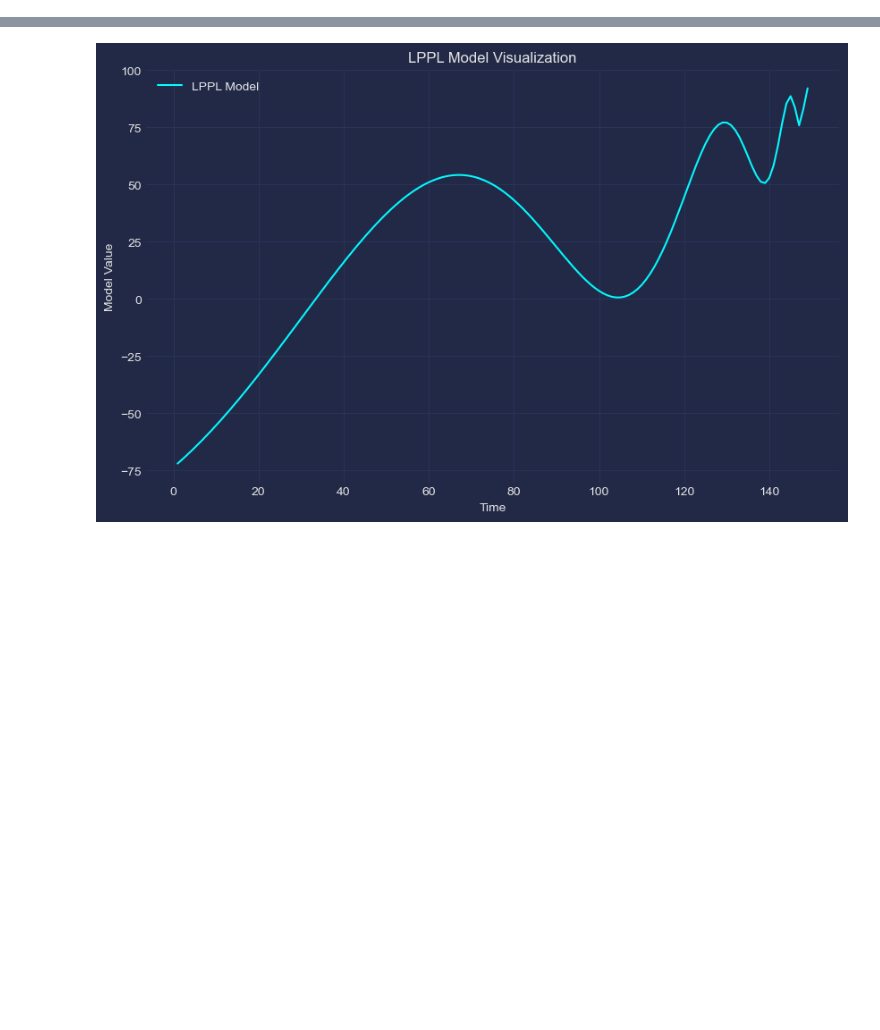
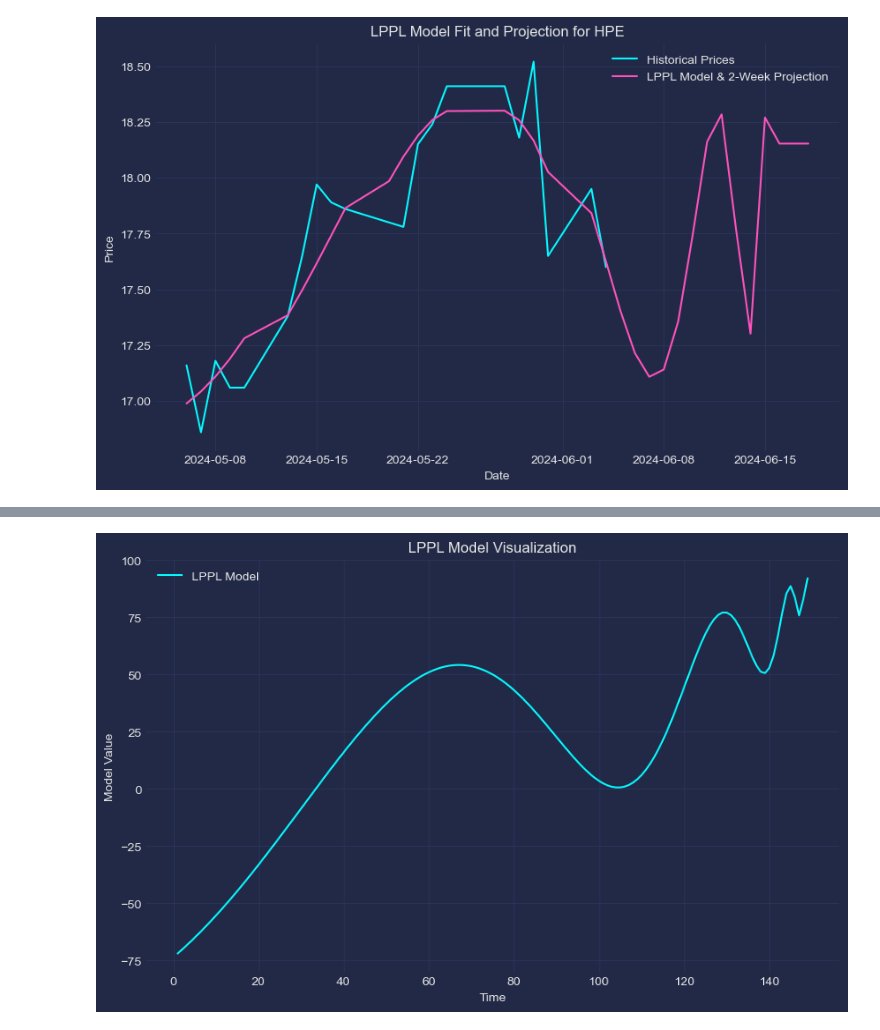
Before and after one commit to Photon1c/lavenderfields, a Jupyter notebook: notebooks/chatgpt4-sornette-oscillations.ipynb, the cells around one changed output, grey strips where cells are left out. Cells and saved outputs as stored; diff of their text form; code cells hidden in the pictures; blank space fills up the shorter version.

```diff
--- a/notebooks/chatgpt4-sornette-oscillations.ipynb
+++ b/notebooks/chatgpt4-sornette-oscillations.ipynb
@@ -0,0 +3,92 @@
+# %%
+#From CSV iterate projection model to generate 2, 3 4 week projections.
+import numpy as np
+from scipy.optimize import curve_fit
+import pandas as pd
+import matplotlib.pyplot as plt
+import mplcyberpunk
+
+plt.style.use("cyberpunk")
+
+
+# Load the CSV file
+file_path = 'F:/inputs/stocks/HPE.csv'
+data = pd.read_csv(file_path)
+
+# Data preparation
+data['Date'] = pd.to_datetime(data['Date'])
+data['Close/Last'] = data['Close/Last'].str.replace('$', '').astype(float)
+data.sort_values('Date', inplace=True)
+
+# Define the LPPL function with better handling for small values
+def lppl(t, A, B, C, m, omega, phi, t_c):
+    with np.errstate(divide='ignore', invalid='ignore'):
+        value = A + B * np.power(np.maximum(t_c - t, 1e-6), m) * (1 + C * np.cos(omega * np.log(np.maximum(t_c - t, 1e-6)) + phi))
+        return np.nan_to_num(value, nan=0.0, posinf=0.0, neginf=0.0)
+
+# Debugging output: Check the initial guess and bounds
+print("Initial Guess: ", initial_guess)
+print("Bounds: ", bounds)
+
+# Fit the LPPL model with constrained optimization
+try:
+    popt, pcov = curve_fit(lppl, time_points, prices, p0=initial_guess, bounds=bounds, maxfev=10000)
+    print("Optimized Parameters: ", popt)
+except RuntimeError as e:
+    print("Curve fitting failed: ", e)
+
+# Ensure the LPPL values are sensible
+lppl_values = lppl(np.arange(1, len(data) + 29), *popt)
+print("LPPL Values: ", lppl_values)
+
+# Projection window setup (4 weeks)
+projection_days = 28
+future_dates = pd.date_range(data['Date'].iloc[-1], periods=projection_days + 1, freq='D')[1:]
+all_dates = pd.concat([data['Date'], pd.Series(future_dates)], ignore_index=True)
+
+# Ensure the lengths match
+assert len(all_dates) == len(lppl_values), f"Mismatch in lengths of dates and LPPL values: {len(all_dates)} != {len(lppl_values)}"
+
+# Filter data for the most recent month
+most_recent_date = data['Date'].max()
+one_month_ago = most_recent_date - pd.DateOffset(months=1)
+recent_data = data[data['Date'] > one_month_ago]
+
+# Normalize the time points and prices for the recent data
+time_points = np.arange(1, len(recent_data) + 1)
+prices = recent_data['Close/Last'].values
+
+# Adjust initial guess based on the recent data range
+initial_guess = [np.mean(prices), -np.std(prices) * 0.1, 0.8, 0.5, 6, 0, len(recent_data) + 14]
+
+# Refine bounds to ensure realistic parameter constraints
+bounds = ([np.mean(prices) * 0.8, -np.std(prices), 0, 0.1, 2, -np.pi, len(recent_data)],
+          [np.mean(prices) * 1.2, 0, 1, 1, 12, np.pi, len(recent_data) + 28])
+
+# Fit the LPPL model with constrained optimization
+popt, pcov = curve_fit(lppl, time_points, prices, p0=initial_guess, bounds=bounds, maxfev=10000)
+
+# Define function to plot projections
+def plot_projections(projection_weeks):
+    projection_days = projection_weeks * 7
+    projection_range = np.arange(1, len(recent_data) + projection_days + 1)
+    lppl_values = lppl(projection_range, *popt)
+
+    future_dates = pd.date_range(recent_data['Date'].iloc[-1], periods=projection_days + 1, freq='D')[1:]
+    all_dates = pd.concat([recent_data['Date'], pd.Series(future_dates)], ignore_index=True)
+
+    plt.figure(figsize=(10, 6))
+    plt.plot(recent_data['Date'], prices, label='Historical Prices')
+    plt.plot(all_dates, lppl_values, label=f'LPPL Model & {projection_weeks}-Week Projection')
+    plt.title('LPPL Model Fit and Projection for HPE')
+    plt.xlabel('Date')
+    plt.ylabel('Price')
+    plt.grid(True)
+    plt.legend()
+    plt.show()
+
+# Plot projections for 2, 3, and 4 weeks
+plot_projections(2)
+plot_projections(3)
+plot_projections(4)
+# %% [output]
@@ -0,0 +101 @@
+[figure, added]
```
Also changed, not shown: parts of 3 cells of this notebook.
